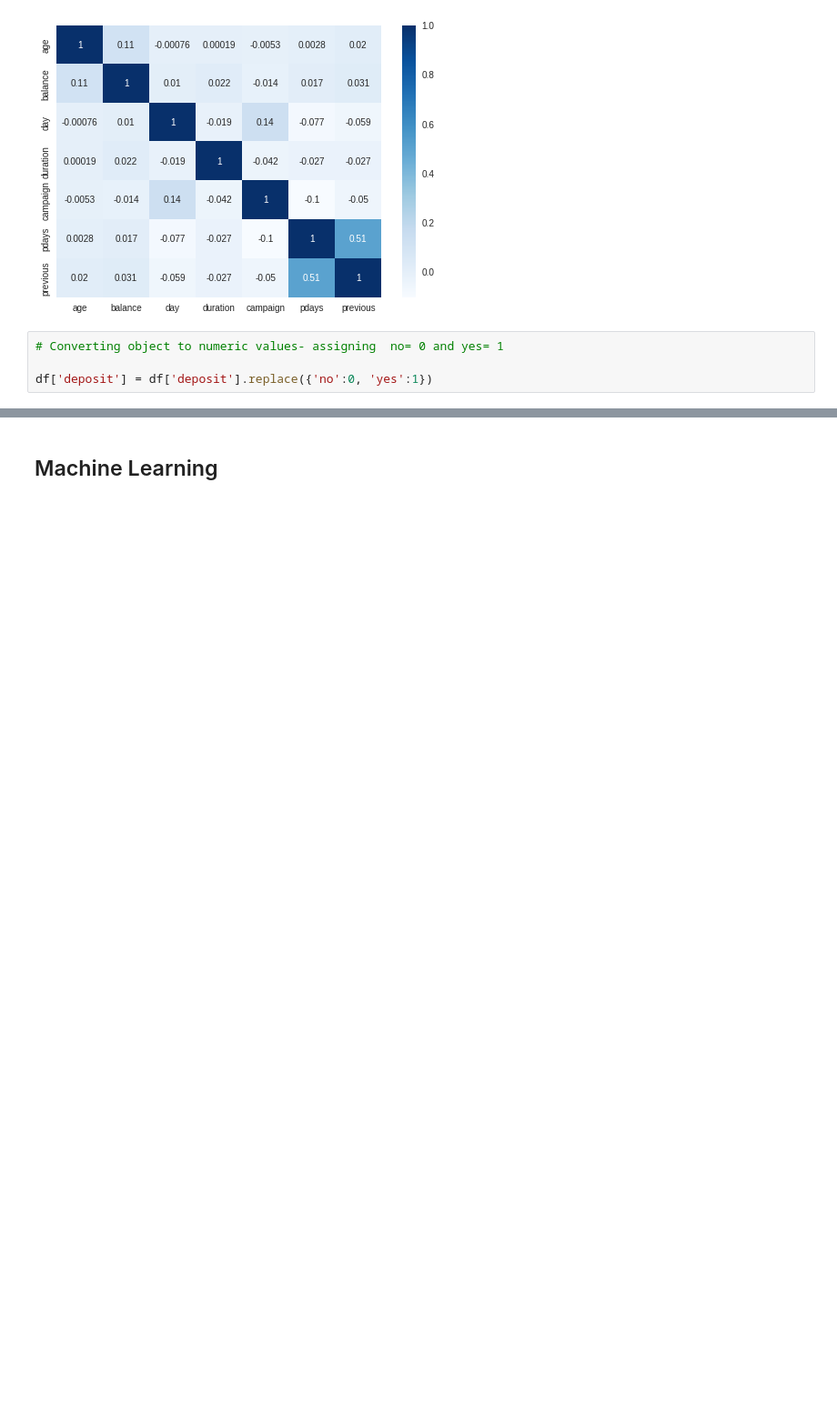
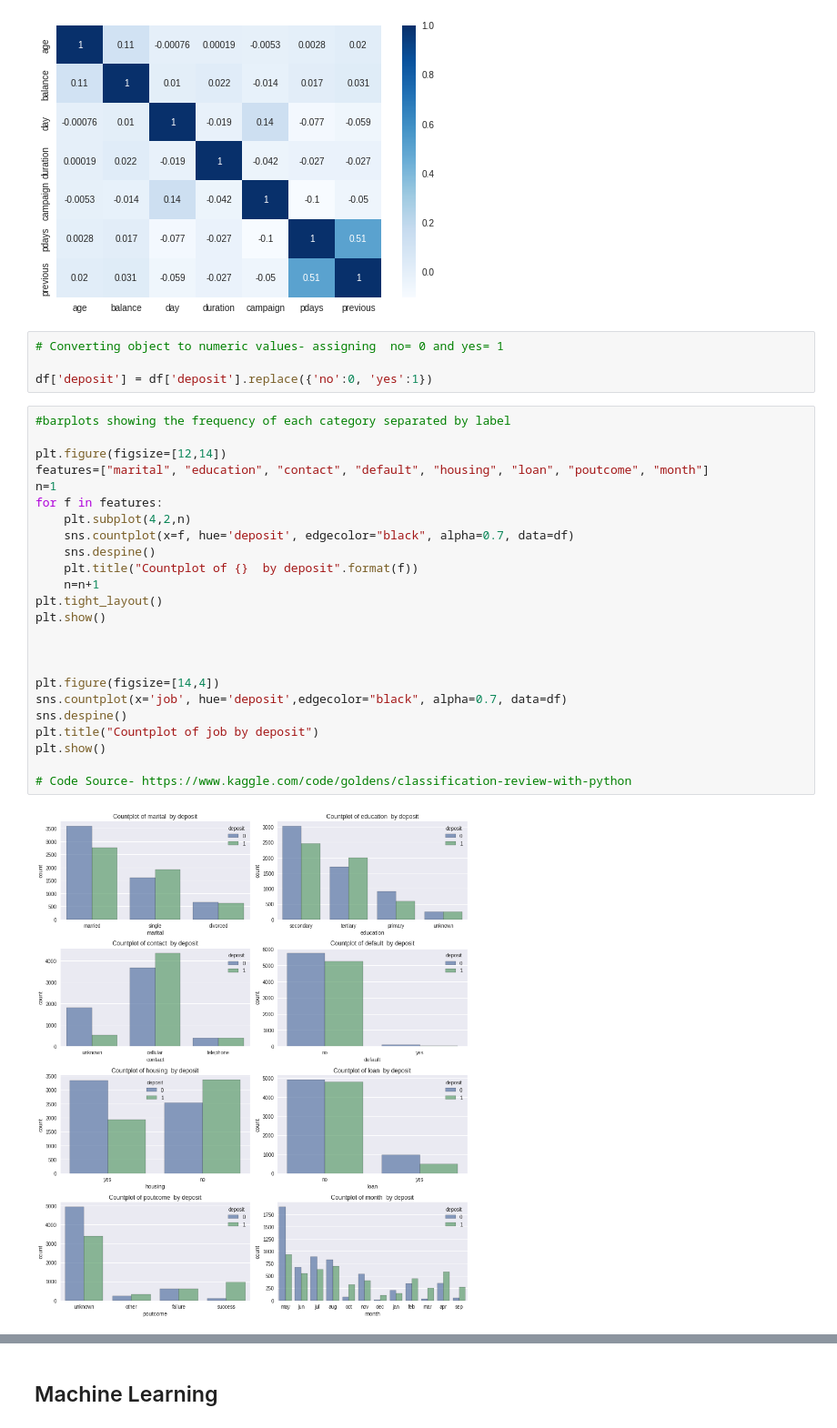
Before and after one commit to amltago/project2, a Jupyter notebook: ProjectB2.ipynb, the cells around one changed output, grey strips where cells are left out. Shown: that part at 91% size. Drawn from its saved outputs; the diff is of its cells as text; blank space fills up the shorter version.

```diff
--- a/ProjectB2.ipynb
+++ b/ProjectB2.ipynb
@@ -474,3 +468,29 @@ sns.heatmap(corr, cmap = 'Blues', annot = True);
 # Converting object to numeric values- assigning  no= 0 and yes= 1
 
 df['deposit'] = df['deposit'].replace({'no':0, 'yes':1})
+# %%
+#barplots showing the frequency of each category separated by label
+
+plt.figure(figsize=[12,14])
+features=["marital", "education", "contact", "default", "housing", "loan", "poutcome", "month"]
+n=1
+for f in features:
+    plt.subplot(4,2,n)
+    sns.countplot(x=f, hue='deposit', edgecolor="black", alpha=0.7, data=df)
+    sns.despine()
+    plt.title("Countplot of {}  by deposit".format(f))
+    n=n+1
+plt.tight_layout()
+plt.show()
+
+
+
+plt.figure(figsize=[14,4])
+sns.countplot(x='job', hue='deposit',edgecolor="black", alpha=0.7, data=df)
+sns.despine()
+plt.title("Countplot of job by deposit")
+plt.show()
+
+# Code Source- https://www.kaggle.com/code/goldens/classification-review-with-python
+# %% [output]
+[figure, added]
```
Also changed, not shown: parts of 16 cells of this notebook.
